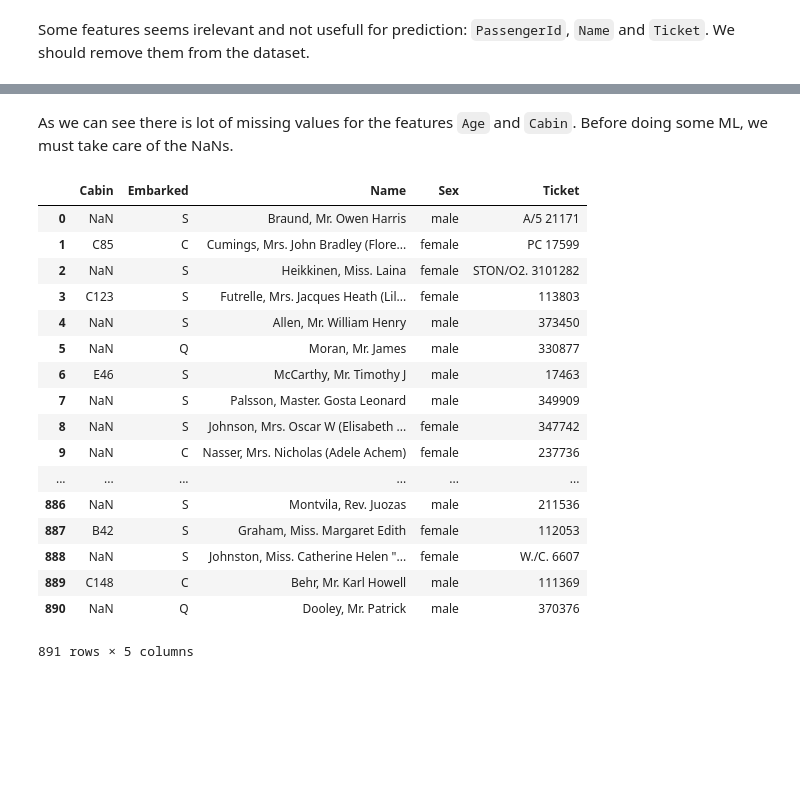
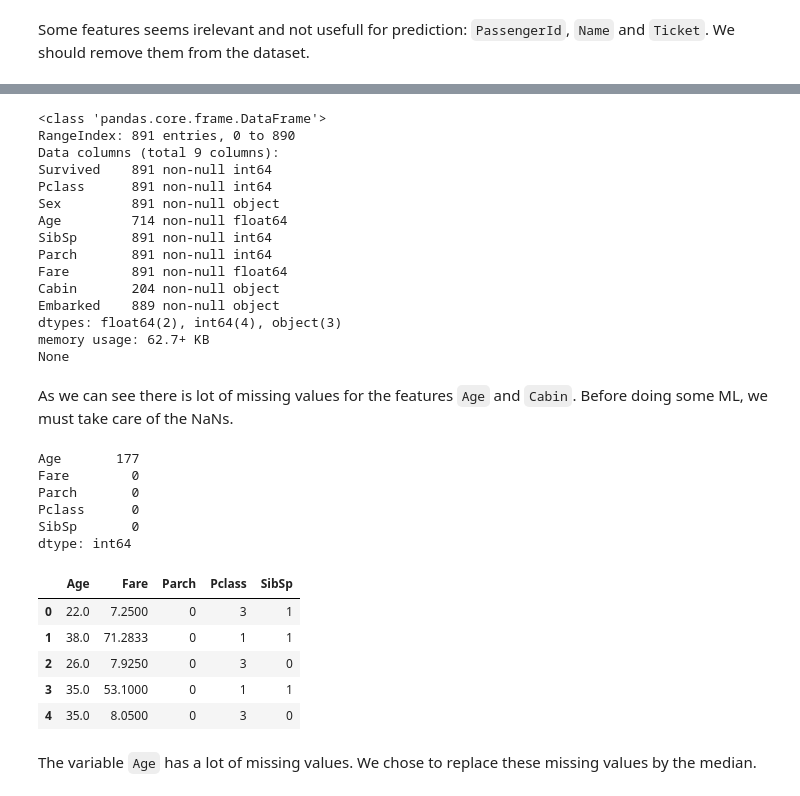
Before and after one commit to ELYSE-5/initiation-ML, a Jupyter notebook: notebook/Get the Data (A New Hope).ipynb, the cells around one changed output, grey strips where cells are left out. Cells and saved outputs as stored; diff of their text form; code cells hidden in the pictures; blank space fills up the shorter version.

```diff
--- a/notebook/Get the Data (A New Hope).ipynb
+++ b/notebook/Get the Data (A New Hope).ipynb
@@ -49,2 +48,20 @@ memory usage: 62.7+ KB
+# %%
+print(data_train.info())
+# %% [output]
+<class 'pandas.core.frame.DataFrame'>
+RangeIndex: 891 entries, 0 to 890
+Data columns (total 9 columns):
+Survived    891 non-null int64
+Pclass      891 non-null int64
+Sex         891 non-null object
+Age         714 non-null float64
+SibSp       891 non-null int64
+Parch       891 non-null int64
+Fare        891 non-null float64
+Cabin       204 non-null object
+Embarked    889 non-null object
+dtypes: float64(2), int64(4), object(3)
+memory usage: 62.7+ KB
+None
 # %% [markdown]
 As we can see there is lot of missing values for the features `Age` and `Cabin`. Before doing some ML, we must take care of the NaNs.
@@ -55,23 +68,23 @@ from functions import get_catecorials, get_dummies
 # %%
 categorical_features = get_catecorials(data_train, target)
+numerical_features = np.setdiff1d(features, categorical_features)
 data_categorical = data_train[categorical_features]
-data_categorical
+data_numeric = data_train[numerical_features]
-# %% [output]
-|  | Cabin | Embarked | Name | Sex | Ticket |
-| 0 | NaN | S | Braund, Mr. Owen Harris | male | A/5 21171 |
-| 1 | C85 | C | Cumings, Mrs. John Bradley (Flore... | female | PC 17599 |
-| 2 | NaN | S | Heikkinen, Miss. Laina | female | STON/O2. 3101282 |
-| 3 | C123 | S | Futrelle, Mrs. Jacques Heath (Lil... | female | 113803 |
-| 4 | NaN | S | Allen, Mr. William Henry | male | 373450 |
-| 5 | NaN | Q | Moran, Mr. James | male | 330877 |
-| 6 | E46 | S | McCarthy, Mr. Timothy J | male | 17463 |
-| 7 | NaN | S | Palsson, Master. Gosta Leonard | male | 349909 |
-| 8 | NaN | S | Johnson, Mrs. Oscar W (Elisabeth ... | female | 347742 |
-| 9 | NaN | C | Nasser, Mrs. Nicholas (Adele Achem) | female | 237736 |
-| ... | ... | ... | ... | ... | ... |
-| 886 | NaN | S | Montvila, Rev. Juozas | male | 211536 |
-| 887 | B42 | S | Graham, Miss. Margaret Edith | female | 112053 |
-| 888 | NaN | S | Johnston, Miss. Catherine Helen "... | female | W./C. 6607 |
-| 889 | C148 | C | Behr, Mr. Karl Howell | male | 111369 |
-| 890 | NaN | Q | Dooley, Mr. Patrick | male | 370376 |
-891 rows × 5 columns
+# %%
+print(data_numeric.isnull().sum())
+data_numeric.head()
+# %% [output]
+Age       177
+Fare        0
+Parch       0
+Pclass      0
+SibSp       0
+dtype: int64
+|  | Age | Fare | Parch | Pclass | SibSp |
+| 0 | 22.0 | 7.2500 | 0 | 3 | 1 |
+| 1 | 38.0 | 71.2833 | 0 | 1 | 1 |
+| 2 | 26.0 | 7.9250 | 0 | 3 | 0 |
+| 3 | 35.0 | 53.1000 | 0 | 1 | 1 |
+| 4 | 35.0 | 8.0500 | 0 | 3 | 0 |
+# %% [markdown]
+The variable `Age` has a lot of missing values. We chose to replace these missing values by the median.
```
Also changed, not shown: parts of 18 cells of this notebook.
